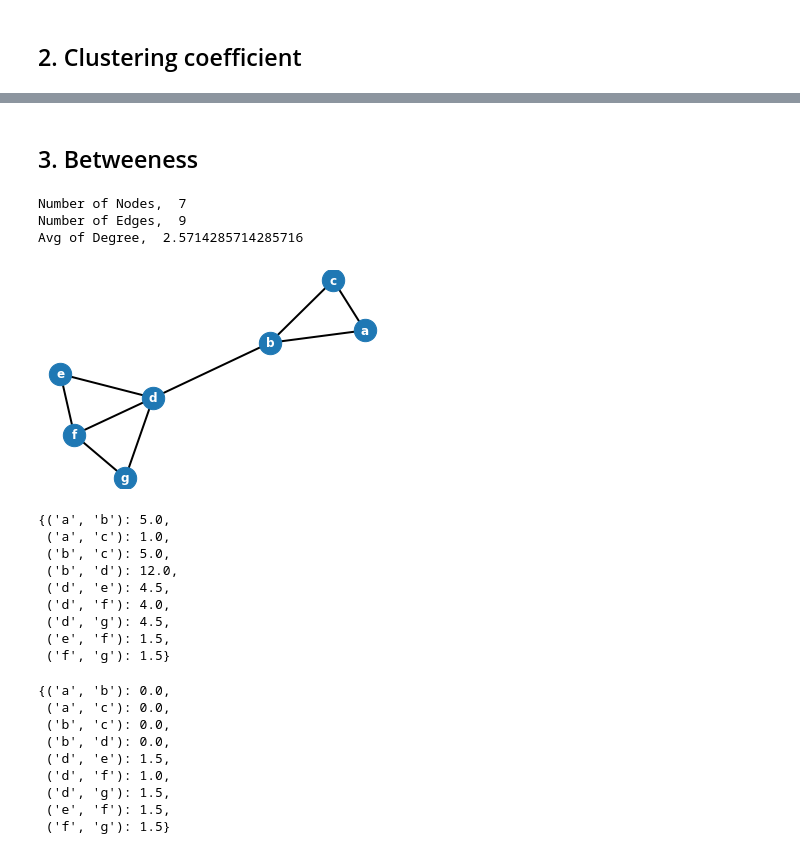
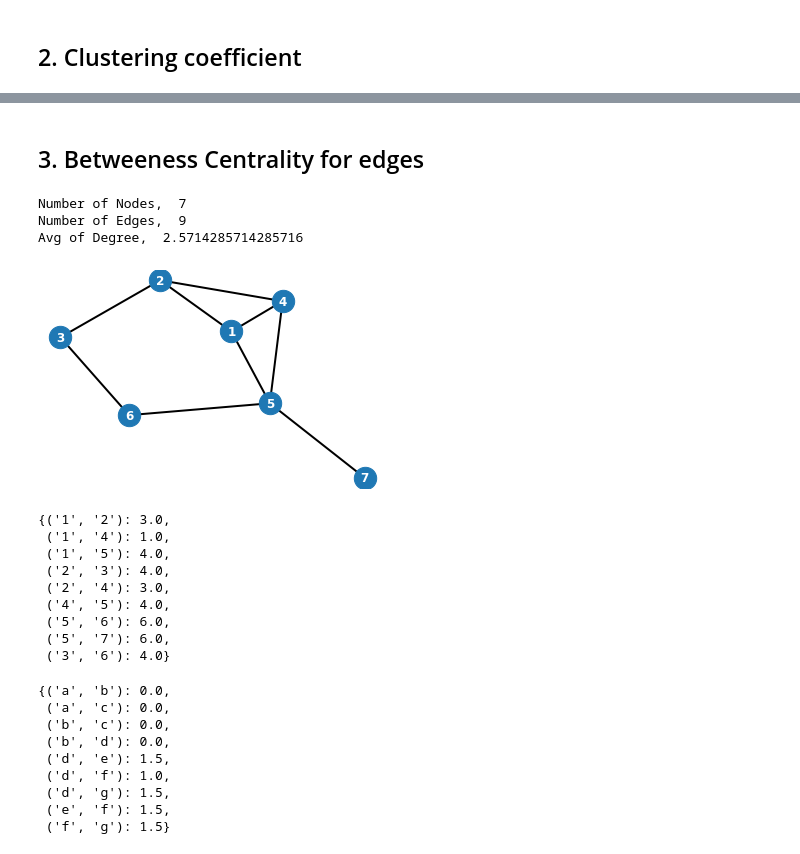
Before and after one commit to ixiaopan/DataScience, a Jupyter notebook: MachineLearning/15-Network.ipynb, the cells around one changed output, grey strips where cells are left out. Drawn from its saved outputs; the diff is of its cells as text; code cells hidden in the pictures.

```diff
--- a/MachineLearning/15-Network.ipynb
+++ b/MachineLearning/15-Network.ipynb
@@ -96,37 +135,36 @@ Avg of Degree,  2.8
 # %% [markdown]
-## 3. Betweeness
+## 3. Betweeness Centrality for edges
-# %%
-edge_list = [
-    ('a', 'b'),
-    ('a', 'c'),
-    ('b', 'c'),
-
-    ('b', 'd'),
-    ('d', 'e'),
-    ('d', 'f'),
-    ('d', 'g'),
-    ('e', 'f'),
-    ('f', 'g')
-]
-
-G = create_undirected_graph(edge_list)
-# %% [output]
-Number of Nodes,  7
-Number of Edges,  9
-Avg of Degree,  2.5714285714285716
-[figure, removed]
+# %%
+edge_list = [
+    ('1', '2'),
+    ('1', '4'),
+    ('1', '5'),
+    ('2', '3'),
+    ('2', '4'),
+    ('3', '6'),
+    ('4', '5'),
+    ('5', '6'),
+    ('5', '7')
+]
+
+G = create_undirected_graph(edge_list)
+# %% [output]
+Number of Nodes,  7
+Number of Edges,  9
+Avg of Degree,  2.5714285714285716
+[figure, added]
 # %%
 nx.edge_betweenness_centrality(G, normalized=False)
 # %% [output]
-{('a', 'b'): 5.0,
- ('a', 'c'): 1.0,
- ('b', 'c'): 5.0,
- ('b', 'd'): 12.0,
- ('d', 'e'): 4.5,
- ('d', 'f'): 4.0,
- ('d', 'g'): 4.5,
- ('e', 'f'): 1.5,
- ('f', 'g'): 1.5}
+{('1', '2'): 3.0,
+ ('1', '4'): 1.0,
+ ('1', '5'): 4.0,
+ ('2', '3'): 4.0,
+ ('2', '4'): 3.0,
+ ('4', '5'): 4.0,
+ ('5', '6'): 6.0,
+ ('5', '7'): 6.0,
+ ('3', '6'): 4.0}
 # %%
 source = ['d', 'e', 'f', 'g']
 target = ['d', 'e', 'f', 'g']
```
Also changed, not shown: parts of 26 cells of this notebook, 2 other files.
